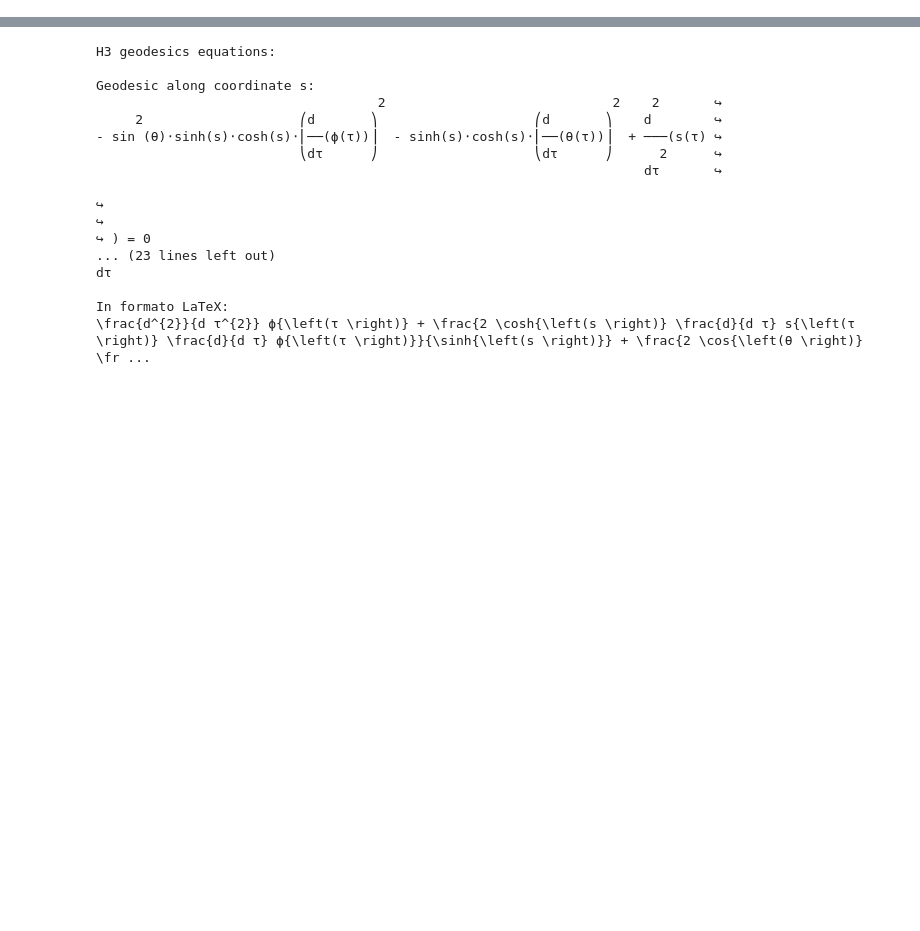
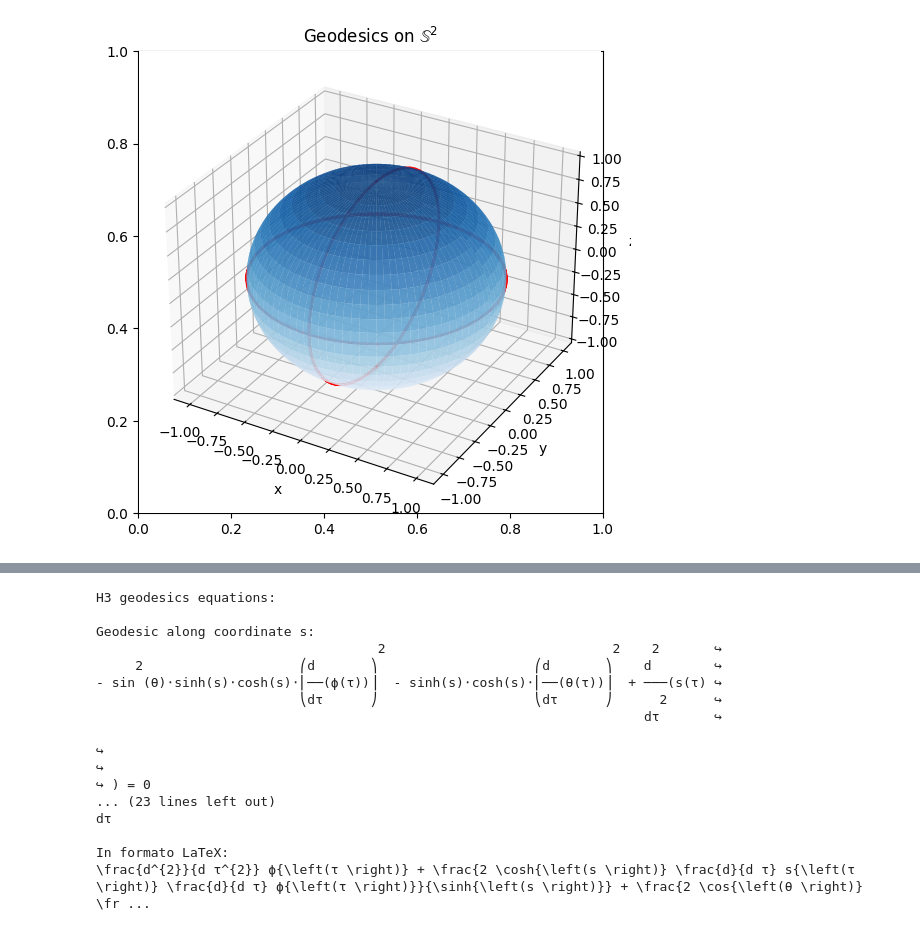
Before and after one commit to Joyboy0056/The-Geometric-Project, a Jupyter notebook: Geodesics.ipynb, the cells around one changed output, grey strips where cells are left out. Drawn from its saved outputs; the diff is of its cells as text; code cells hidden in the pictures; blank space fills up the shorter version.

```diff
--- a/Geodesics.ipynb
+++ b/Geodesics.ipynb
@@ -86,0 +68,10 @@ $$\begin{cases}
+# %%
+geodesics_on_S2 = [
+    #S2.solve_geodesic(initial_position=[0.1, 1], initial_velocity=[1, 1], lambda_span=(0, 10)), #polo
+    S2.solve_geodesic(initial_position=[np.pi/2, 0], initial_velocity=[0, 1], lambda_span=(0,10)), #equatore
+    S2.solve_geodesic([np.pi/2, np.pi/2], [1, 0], (0,10)) #punto mediano
+]
+
+S2.plot_geodesics_on_surface(S2_domain, geodesics_on_S2, fig_title='Geodesics on $\mathbb{S}^2$')
+# %% [output]
+[figure, added]
```
Also changed, not shown: parts of 17 cells of this notebook.
